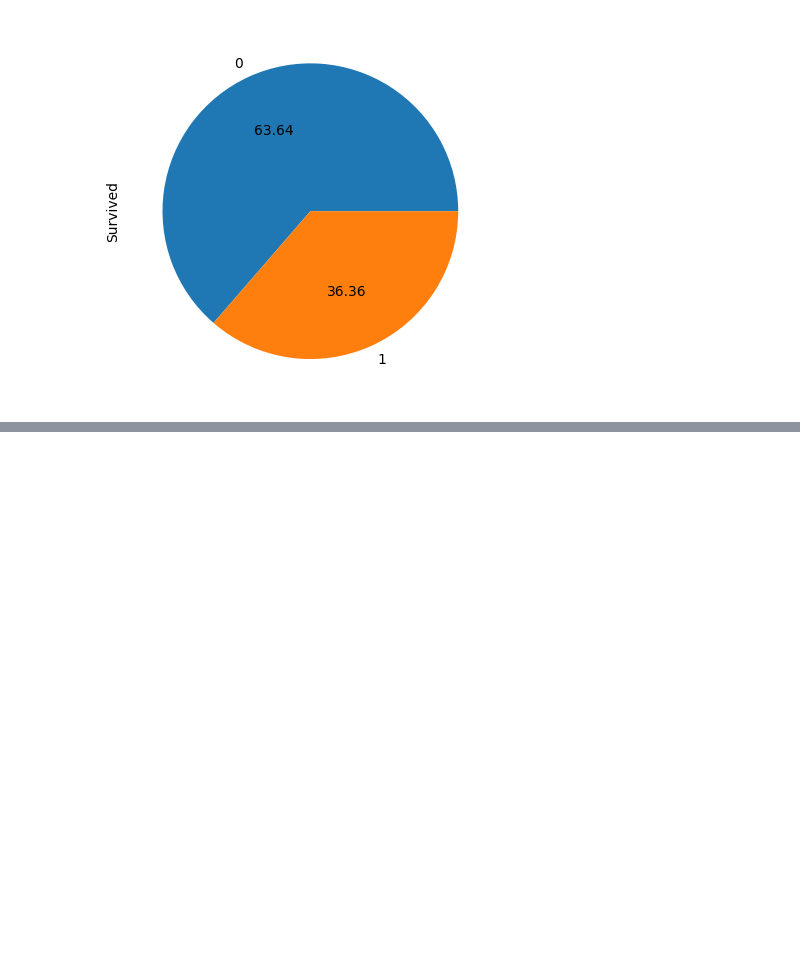
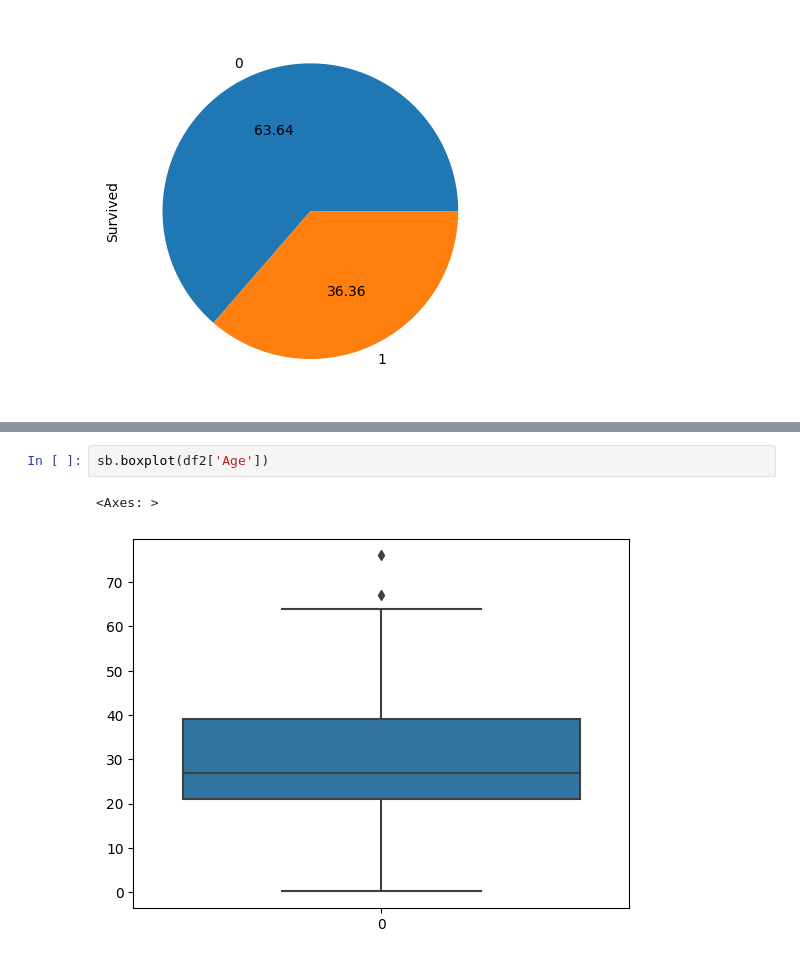
Before and after one commit to kumar11jr/Machine_learning, a Jupyter notebook: ml.ipynb, the cells around one changed output, grey strips where cells are left out. Saved outputs shown, nothing was run; the diff lists cells and outputs as text; blank space fills up the shorter version.

```diff
--- a/ml.ipynb
+++ b/ml.ipynb
@@ -211,0 +245,5 @@ df2['Survived'].value_counts().plot(kind='pie',autopct='%.2f')
+# %%
+sb.boxplot(df2['Age'])
+# %% [output]
+<Axes: >
+[figure, added]
```
Also changed, not shown: parts of 10 cells of this notebook.
